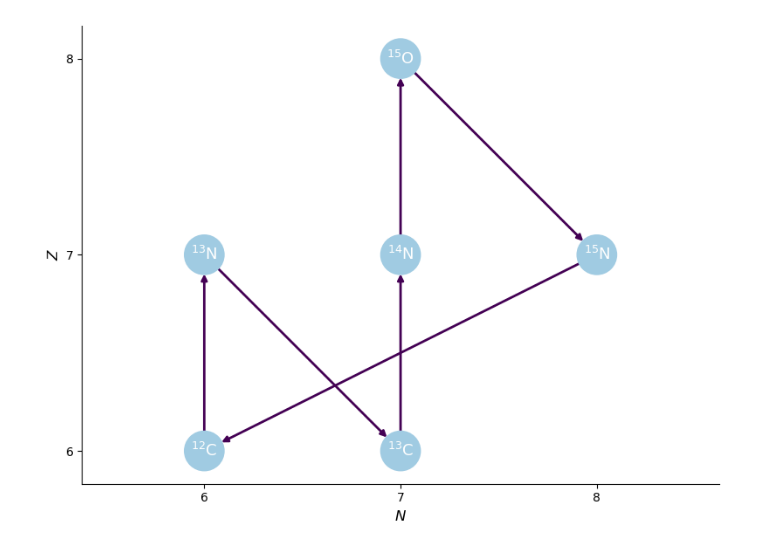
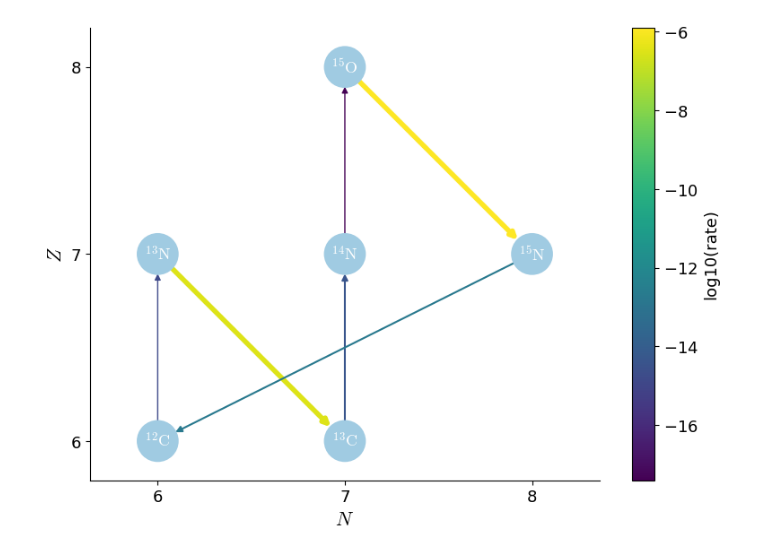
Before and after one commit to pynucastro/paper_notebooks, a Jupyter notebook: cno-network.ipynb, the cells around one changed output. Drawn from its saved outputs; the diff is of its cells as text; code cells hidden in the pictures.

```diff
--- a/cno-network.ipynb
+++ b/cno-network.ipynb
@@ -18,5 +25,5 @@ unimportant_rates = pynet.find_unimportant_rates([state], 1.e-20)
 # %%
 pynet.remove_rates(unimportant_rates.keys())
-pynet.plot("cno_filtered.pdf")
+pynet.plot(T=temperature, rho=density, comp=comp, outfile="cno_filtered.pdf")
 # %% [output]
-[figure, old version]
+[figure, new version]
```
Also changed, not shown: parts of 7 cells of this notebook.
